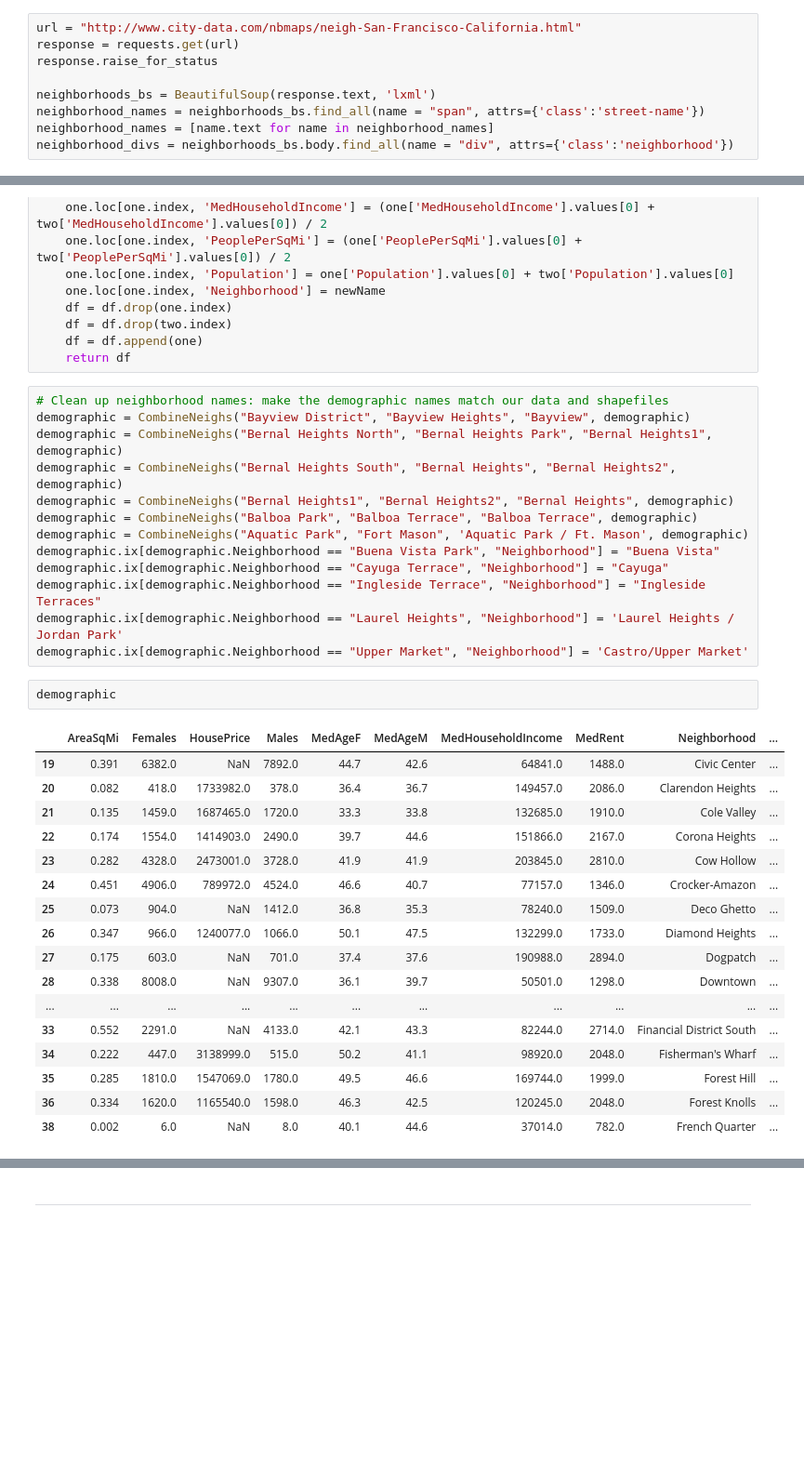
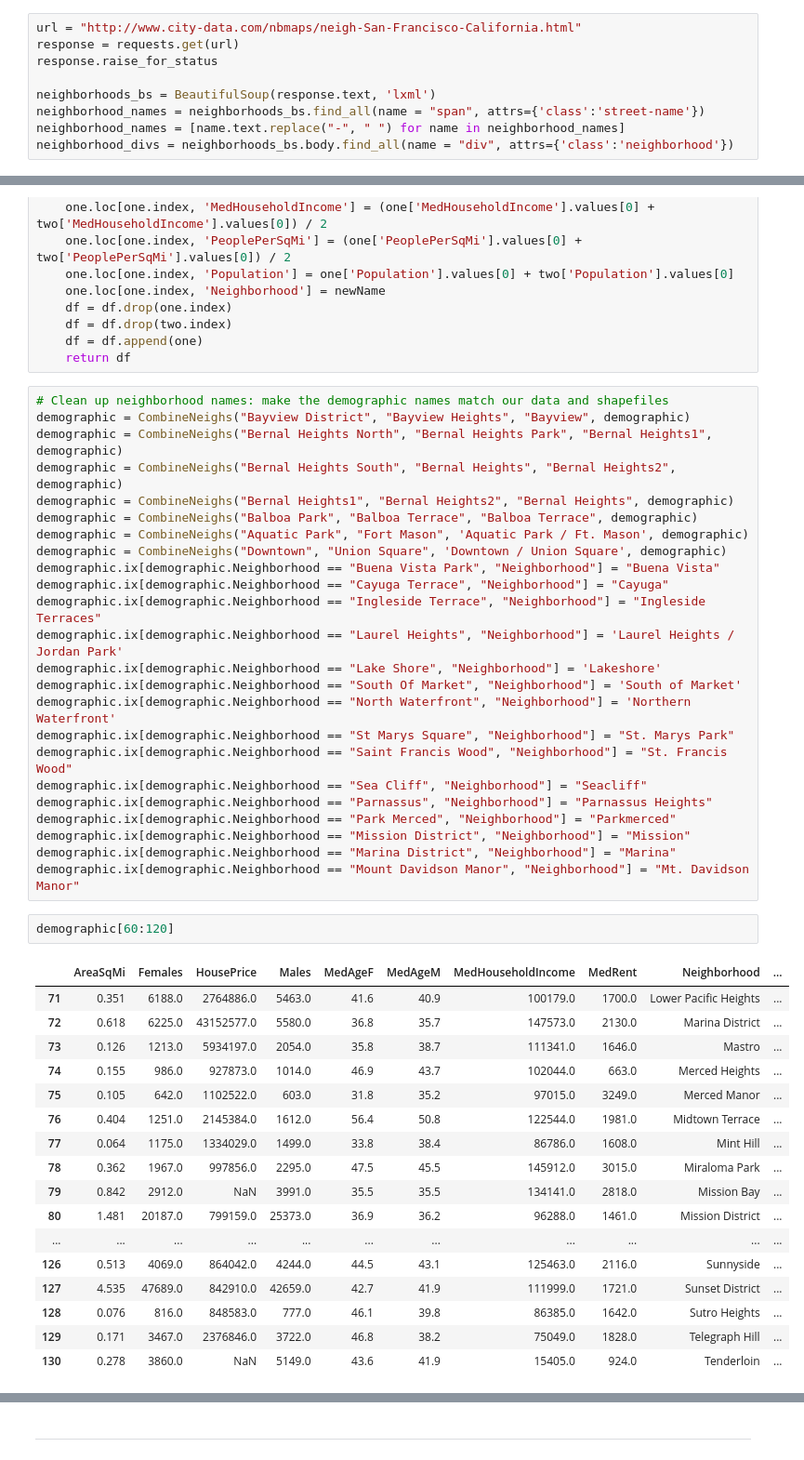
Before and after one commit to tjgordon/141B-Project, a Jupyter notebook: SF Street Cleaning Project.ipynb, the cells around one changed output, grey strips where cells are left out. Shown at 93% size. Saved outputs shown, nothing was run; the diff lists cells and outputs as text; blank space fills up the shorter version.

Commit message:
Cleaning neighborhoods

```diff
--- a/SF Street Cleaning Project.ipynb
+++ b/SF Street Cleaning Project.ipynb
@@ -428,7 +437,7 @@ response.raise_for_status
 
 neighborhoods_bs = BeautifulSoup(response.text, 'lxml')
 neighborhood_names = neighborhoods_bs.find_all(name = "span", attrs={'class':'street-name'})
-neighborhood_names = [name.text for name in neighborhood_names]
+neighborhood_names = [name.text.replace("-", " ") for name in neighborhood_names]
 neighborhood_divs = neighborhoods_bs.body.find_all(name = "div", attrs={'class':'neighborhood'})
 # %%
 def catch(line, number, simple, c = "h", complicated = False):
@@ -505,31 +514,42 @@ demographic = CombineNeighs("Bernal Heights South", "Bernal Heights", "Bernal He
 demographic = CombineNeighs("Bernal Heights1", "Bernal Heights2", "Bernal Heights", demographic)
 demographic = CombineNeighs("Balboa Park", "Balboa Terrace", "Balboa Terrace", demographic)
 demographic = CombineNeighs("Aquatic Park", "Fort Mason", 'Aquatic Park / Ft. Mason', demographic)
+demographic = CombineNeighs("Downtown", "Union Square", 'Downtown / Union Square', demographic)
 demographic.ix[demographic.Neighborhood == "Buena Vista Park", "Neighborhood"] = "Buena Vista"
 demographic.ix[demographic.Neighborhood == "Cayuga Terrace", "Neighborhood"] = "Cayuga"
 demographic.ix[demographic.Neighborhood == "Ingleside Terrace", "Neighborhood"] = "Ingleside Terraces"
 demographic.ix[demographic.Neighborhood == "Laurel Heights", "Neighborhood"] = 'Laurel Heights / Jordan Park'
-demographic.ix[demographic.Neighborhood == "Upper Market", "Neighborhood"] = 'Castro/Upper Market'
+demographic.ix[demographic.Neighborhood == "Lake Shore", "Neighborhood"] = 'Lakeshore'
+demographic.ix[demographic.Neighborhood == "South Of Market", "Neighborhood"] = 'South of Market'
+demographic.ix[demographic.Neighborhood == "North Waterfront", "Neighborhood"] = 'Northern Waterfront'
+demographic.ix[demographic.Neighborhood == "St Marys Square", "Neighborhood"] = "St. Marys Park"
+demographic.ix[demographic.Neighborhood == "Saint Francis Wood", "Neighborhood"] = "St. Francis Wood"
+demographic.ix[demographic.Neighborhood == "Sea Cliff", "Neighborhood"] = "Seacliff"
+demographic.ix[demographic.Neighborhood == "Parnassus", "Neighborhood"] = "Parnassus Heights"
+demographic.ix[demographic.Neighborhood == "Park Merced", "Neighborhood"] = "Parkmerced"
+demographic.ix[demographic.Neighborhood == "Mission District", "Neighborhood"] = "Mission"
+demographic.ix[demographic.Neighborhood == "Marina District", "Neighborhood"] = "Marina"
+demographic.ix[demographic.Neighborhood == "Mount Davidson Manor", "Neighborhood"] = "Mt. Davidson Manor"
 # %%
-demographic
+demographic[60:120]
 # %% [output]
 |  | AreaSqMi | Females | HousePrice | Males | MedAgeF | MedAgeM | MedHouseholdIncome | MedRent | Neighborhood | ... |
-| 19 | 0.391 | 6382.0 | NaN | 7892.0 | 44.7 | 42.6 | 64841.0 | 1488.0 | Civic Center | ... |
-| 20 | 0.082 | 418.0 | 1733982.0 | 378.0 | 36.4 | 36.7 | 149457.0 | 2086.0 | Clarendon Heights | ... |
-| 21 | 0.135 | 1459.0 | 1687465.0 | 1720.0 | 33.3 | 33.8 | 132685.0 | 1910.0 | Cole Valley | ... |
-| 22 | 0.174 | 1554.0 | 1414903.0 | 2490.0 | 39.7 | 44.6 | 151866.0 | 2167.0 | Corona Heights | ... |
-| 23 | 0.282 | 4328.0 | 2473001.0 | 3728.0 | 41.9 | 41.9 | 203845.0 | 2810.0 | Cow Hollow | ... |
-| 24 | 0.451 | 4906.0 | 789972.0 | 4524.0 | 46.6 | 40.7 | 77157.0 | 1346.0 | Crocker-Amazon | ... |
-| 25 | 0.073 | 904.0 | NaN | 1412.0 | 36.8 | 35.3 | 78240.0 | 1509.0 | Deco Ghetto | ... |
-| 26 | 0.347 | 966.0 | 1240077.0 | 1066.0 | 50.1 | 47.5 | 132299.0 | 1733.0 | Diamond Heights | ... |
-| 27 | 0.175 | 603.0 | NaN | 701.0 | 37.4 | 37.6 | 190988.0 | 2894.0 | Dogpatch | ... |
-| 28 | 0.338 | 8008.0 | NaN | 9307.0 | 36.1 | 39.7 | 50501.0 | 1298.0 | Downtown | ... |
+| 71 | 0.351 | 6188.0 | 2764886.0 | 5463.0 | 41.6 | 40.9 | 100179.0 | 1700.0 | Lower Pacific Heights | ... |
+| 72 | 0.618 | 6225.0 | 43152577.0 | 5580.0 | 36.8 | 35.7 | 147573.0 | 2130.0 | Marina District | ... |
+| 73 | 0.126 | 1213.0 | 5934197.0 | 2054.0 | 35.8 | 38.7 | 111341.0 | 1646.0 | Mastro | ... |
+| 74 | 0.155 | 986.0 | 927873.0 | 1014.0 | 46.9 | 43.7 | 102044.0 | 663.0 | Merced Heights | ... |
+| 75 | 0.105 | 642.0 | 1102522.0 | 603.0 | 31.8 | 35.2 | 97015.0 | 3249.0 | Merced Manor | ... |
+| 76 | 0.404 | 1251.0 | 2145384.0 | 1612.0 | 56.4 | 50.8 | 122544.0 | 1981.0 | Midtown Terrace | ... |
+| 77 | 0.064 | 1175.0 | 1334029.0 | 1499.0 | 33.8 | 38.4 | 86786.0 | 1608.0 | Mint Hill | ... |
+| 78 | 0.362 | 1967.0 | 997856.0 | 2295.0 | 47.5 | 45.5 | 145912.0 | 3015.0 | Miraloma Park | ... |
+| 79 | 0.842 | 2912.0 | NaN | 3991.0 | 35.5 | 35.5 | 134141.0 | 2818.0 | Mission Bay | ... |
+| 80 | 1.481 | 20187.0 | 799159.0 | 25373.0 | 36.9 | 36.2 | 96288.0 | 1461.0 | Mission District | ... |
 | ... | ... | ... | ... | ... | ... | ... | ... | ... | ... | ... |
-| 33 | 0.552 | 2291.0 | NaN | 4133.0 | 42.1 | 43.3 | 82244.0 | 2714.0 | Financial District South | ... |
-| 34 | 0.222 | 447.0 | 3138999.0 | 515.0 | 50.2 | 41.1 | 98920.0 | 2048.0 | Fisherman's Wharf | ... |
-| 35 | 0.285 | 1810.0 | 1547069.0 | 1780.0 | 49.5 | 46.6 | 169744.0 | 1999.0 | Forest Hill | ... |
-| 36 | 0.334 | 1620.0 | 1165540.0 | 1598.0 | 46.3 | 42.5 | 120245.0 | 2048.0 | Forest Knolls | ... |
-| 38 | 0.002 | 6.0 | NaN | 8.0 | 40.1 | 44.6 | 37014.0 | 782.0 | French Quarter | ... |
+| 126 | 0.513 | 4069.0 | 864042.0 | 4244.0 | 44.5 | 43.1 | 125463.0 | 2116.0 | Sunnyside | ... |
+| 127 | 4.535 | 47689.0 | 842910.0 | 42659.0 | 42.7 | 41.9 | 111999.0 | 1721.0 | Sunset District | ... |
+| 128 | 0.076 | 816.0 | 848583.0 | 777.0 | 46.1 | 39.8 | 86385.0 | 1642.0 | Sutro Heights | ... |
+| 129 | 0.171 | 3467.0 | 2376846.0 | 3722.0 | 46.8 | 38.2 | 75049.0 | 1828.0 | Telegraph Hill | ... |
+| 130 | 0.278 | 3860.0 | NaN | 5149.0 | 43.6 | 41.9 | 15405.0 | 924.0 | Tenderloin | ... |
 # %%
 # set(street.Neighborhood.unique()) ^ set(demographic.Neighborhood.unique())
 set(street.Neighborhood.unique())
```
Also changed, not shown: parts of 3 cells of this notebook.
